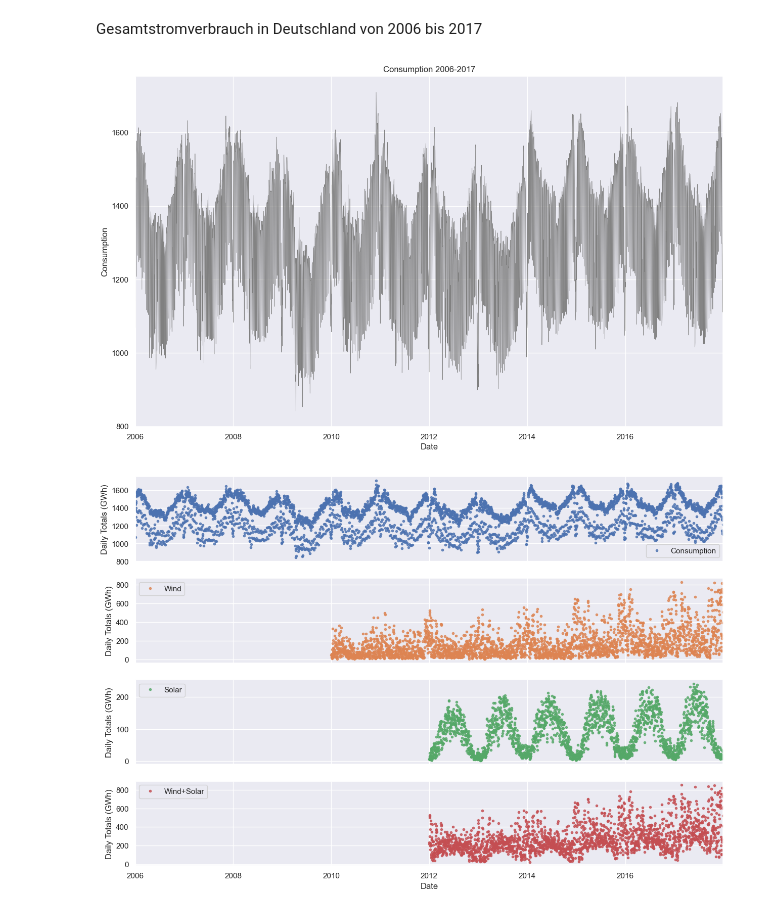
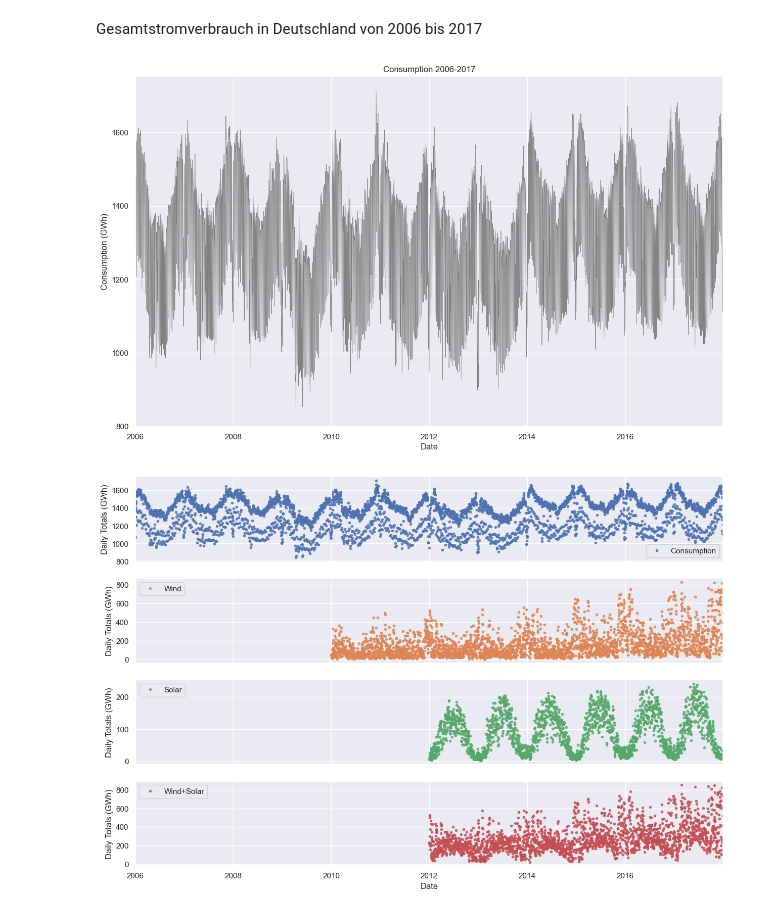
Before and after one commit to GerardoPaz89/Machine-Learning-and-Neural-Networks, a Jupyter notebook: Deutschlands Stromleistung für 2006-2017.ipynb, the cells around one changed output. Drawn from its saved outputs; the diff is of its cells as text; code cells hidden in the pictures.

```diff
--- a/Deutschlands Stromleistung für 2006-2017.ipynb
+++ b/Deutschlands Stromleistung für 2006-2017.ipynb
@@ -89,9 +89,9 @@ Beispiele Grafiken für die Zeitreihenanalyse
 Gesamtstromverbrauch in Deutschland von 2006 bis 2017
 # %%
 sns.set(rc = {'figure.figsize':(15,9)})
-Energiedaten['Consumption'].plot(linewidth = 0.5, color = 'grey', ylabel = 'Consumption', title = 'Consumption 2006-2017');
+Energiedaten['Consumption'].plot(linewidth = 0.5, color = 'grey', ylabel = 'Consumption (GWh)', title = 'Consumption 2006-2017');
 # %% [output]
-[figure, old version]
+[figure, new version]
 # %%
 Spalten = ['Consumption', 'Wind', 'Solar', 'Wind+Solar']
 axes = Energiedaten[Spalten].plot(marker = '.', alpha = 0.8, linestyle = 'none', figsize = (15,10), subplots = True)
```
